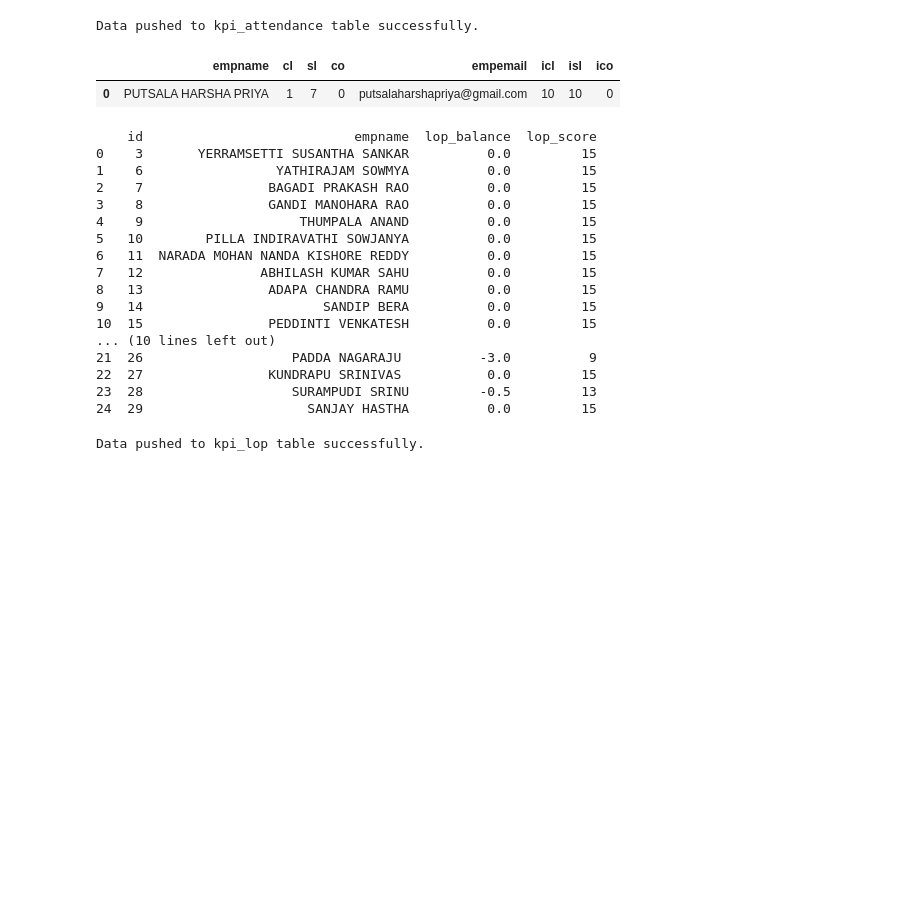
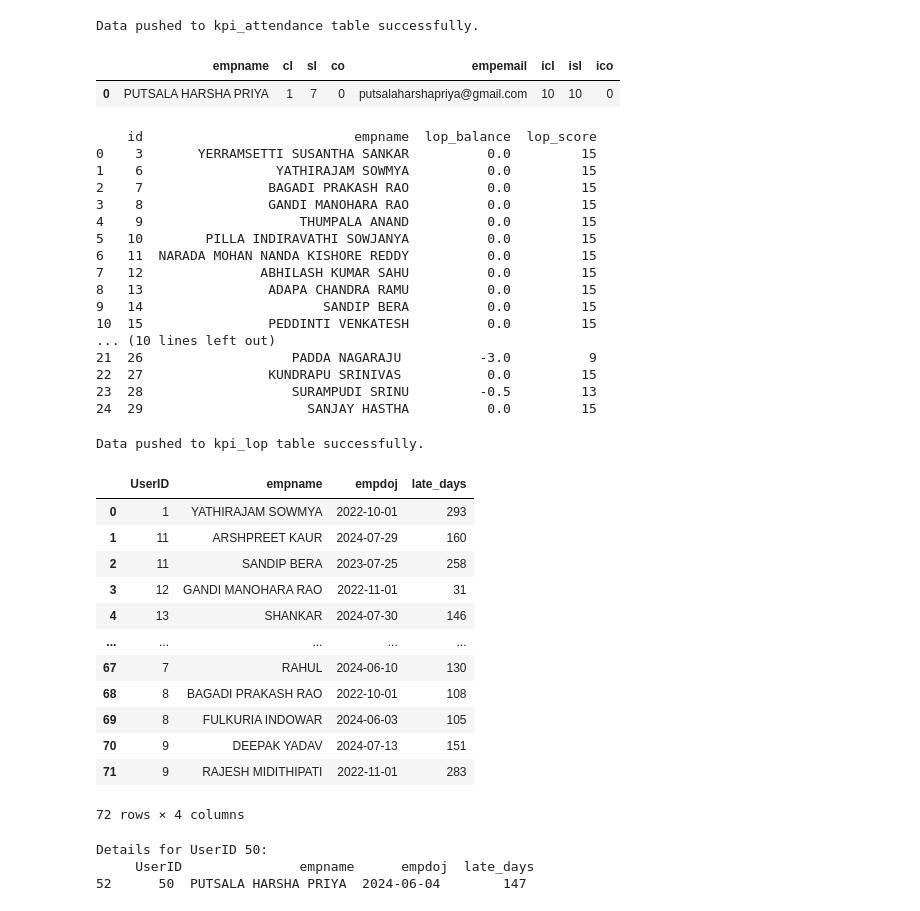
Before and after one commit to HarshaPriya03/kpi, a Jupyter notebook: main.ipynb, the cells around one changed output. Drawn from its saved outputs; the diff is of its cells as text; code cells hidden in the pictures; blank space fills up the shorter version.

```diff
--- a/main.ipynb
+++ b/main.ipynb
@@ -167,7 +167,7 @@ import mysql.connector
 
 
 
-def run_query():
+def first_feature():
     try:
         conn = connect_to_db()
         cursor = conn.cursor(dictionary=True)
@@ -251,7 +251,7 @@ LEFT JOIN working_days_per_employee w ON e.UserID = w.UserID AND e.empname = w.e
         print(f"Database error: {err}")
         return []
 
-df = run_query()
+df = first_feature()
 df.head()
 # %% [output]
 |  | UserID | empname | empdoj | present_days | working_days |
@@ -544,3 +540,77 @@ def push_to_kpi_lop(df):
 push_to_kpi_lop(lop_df)
 # %% [output]
 Data pushed to kpi_lop table successfully.
+# %%
+def late_days():
+    try:
+        conn = connect_to_db()
+        cursor = conn.cursor(dictionary=True)
+
+        query = """
+           SELECT
+            e.UserID,
+            e.empname,
+            e.empdoj,
+            COUNT(*) AS late_days
+        FROM (
+            SELECT
+                c.UserID,
+                DATE(c.AttendanceTime) AS att_date
+            FROM
+                CamsBiometricAttendance c
+            WHERE
+                c.AttendanceType = 'CheckIn'
+                AND TIME(c.AttendanceTime) > '09:30:00'
+            GROUP BY
+                c.UserID, DATE(c.AttendanceTime)
+        ) late_checkins
+        JOIN emp e ON e.UserID = late_checkins.UserID
+        WHERE
+            late_checkins.att_date >= e.empdoj
+            AND late_checkins.att_date <= CURDATE()
+        GROUP BY
+            e.UserID, e.empname, e.empdoj;
+
+        """
+        cursor.execute(query)
+        result = cursor.fetchall()
+
+        # Close the connection
+        conn.close()
+
+        df = pd.DataFrame(result)
+
+        return df
+
+    except mysql.connector.Error as err:
+        print(f"Database error: {err}")
+        return []
+
+late_days()
+# %% [output]
+|  | UserID | empname | empdoj | late_days |
+| 0 | 1 | YATHIRAJAM SOWMYA | 2022-10-01 | 293 |
+| 1 | 11 | ARSHPREET KAUR | 2024-07-29 | 160 |
+| 2 | 11 | SANDIP BERA | 2023-07-25 | 258 |
+| 3 | 12 | GANDI MANOHARA RAO | 2022-11-01 | 31 |
+| 4 | 13 | SHANKAR | 2024-07-30 | 146 |
+| ... | ... | ... | ... | ... |
+| 67 | 7 | RAHUL | 2024-06-10 | 130 |
+| 68 | 8 | BAGADI PRAKASH RAO | 2022-10-01 | 108 |
+| 69 | 8 | FULKURIA INDOWAR | 2024-06-03 | 105 |
+| 70 | 9 | DEEPAK YADAV | 2024-07-13 | 151 |
+| 71 | 9 | RAJESH MIDITHIPATI | 2022-11-01 | 283 |
+72 rows × 4 columns
+# %%
+df = late_days()
+
+df['UserID'] = pd.to_numeric(df['UserID'], errors='coerce').astype('Int64')
+
+specific_user_id = 50
+user_row = df[df['UserID'] == specific_user_id]
+
+print(f"Details for UserID {specific_user_id}:\n", user_row)
+# %% [output]
+Details for UserID 50:
+     UserID               empname      empdoj  late_days
+52      50  PUTSALA HARSHA PRIYA  2024-06-04        147
```
Also changed, not shown: parts of 4 cells of this notebook.
